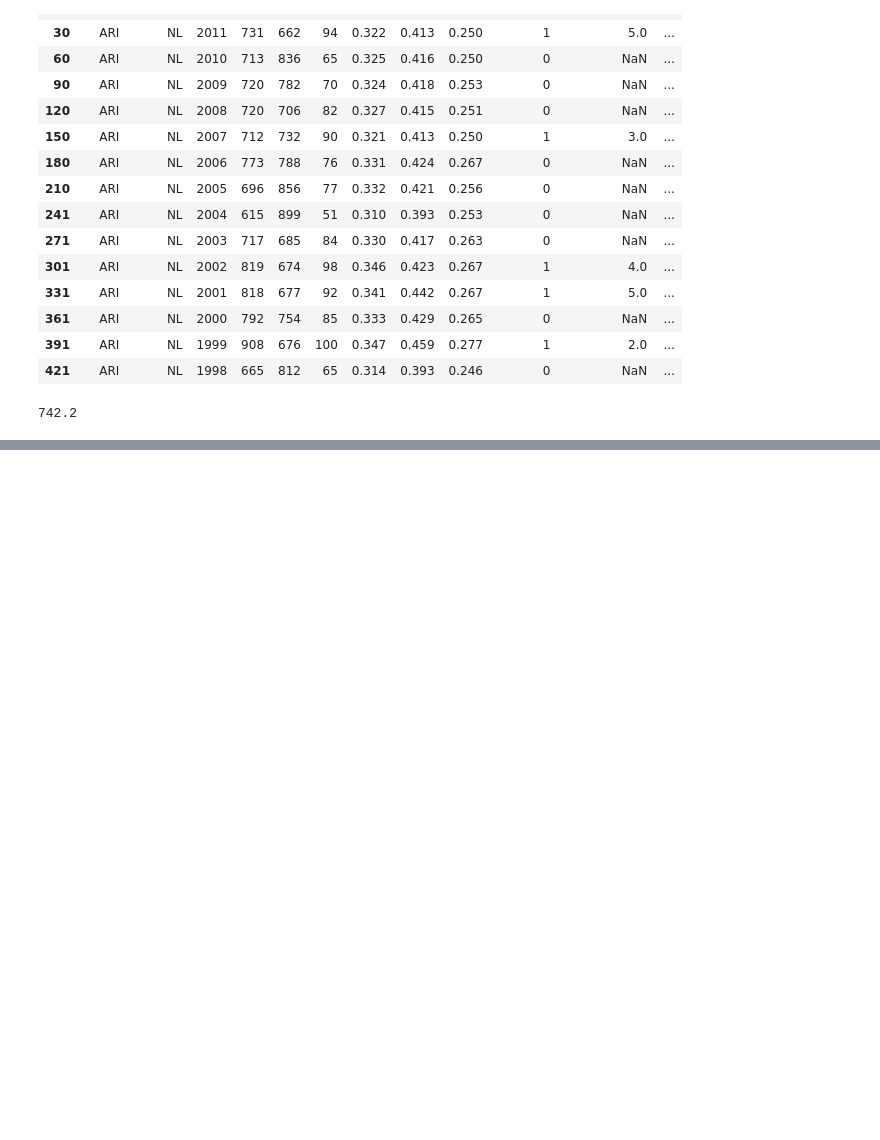
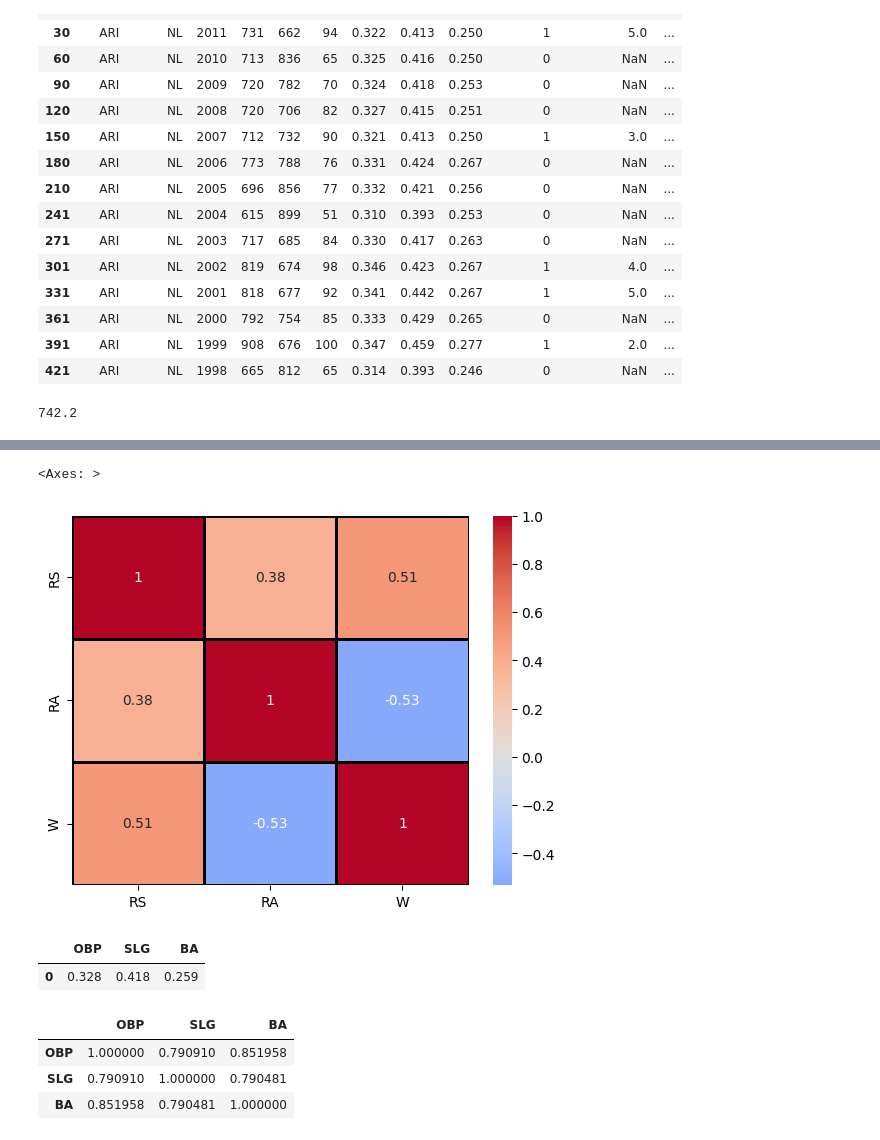
Before and after one commit to Nimira43/3D-Cube-Image-Gallery, a Jupyter notebook: Basic_Statistics.ipynb, the cells around one changed output, grey strips where cells are left out. Cells and saved outputs as stored; diff of their text form; code cells hidden in the pictures; blank space fills up the shorter version.

Commit message:
Changed the parameters of the last exercise to mix things up a bit

```diff
--- a/Basic_Statistics.ipynb
+++ b/Basic_Statistics.ipynb
@@ -62,0 +214,25 @@ df.loc[df.Team == 'ARI'].RS.mean()
+# %%
+sns.heatmap(data = df_correlation.corr(),
+            annot = True,
+            fmt = '.2g',
+            center = 0,
+            cmap = 'coolwarm',
+            linewidth = 1,
+            linecolor = 'black')
+# %% [output]
+<Axes: >
+[figure, added]
+# %%
+#Exercise - Correlation matrix between OBP, SLG and BA. With a heatmap with two parameters changed
+df_correlation2 = df[['OBP', 'SLG', 'BA']]
+df_correlation2.head(1)
+# %% [output]
+|  | OBP | SLG | BA |
+| 0 | 0.328 | 0.418 | 0.259 |
+# %%
+df_correlation2.corr()
+# %% [output]
+|  | OBP | SLG | BA |
+| OBP | 1.000000 | 0.790910 | 0.851958 |
+| SLG | 0.790910 | 1.000000 | 0.790481 |
+| BA | 0.851958 | 0.790481 | 1.000000 |
```
Also changed, not shown: parts of 25 cells of this notebook.
